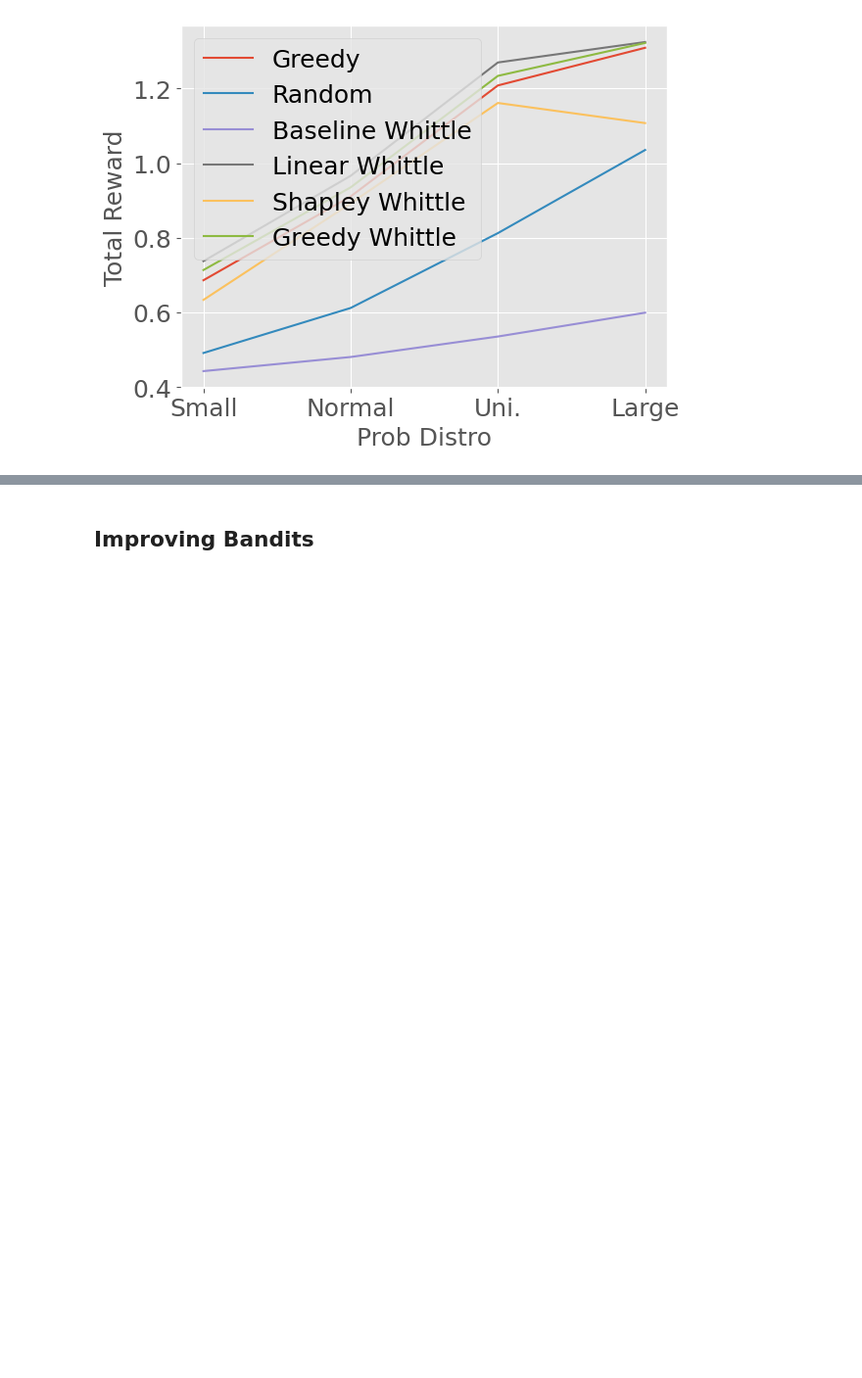
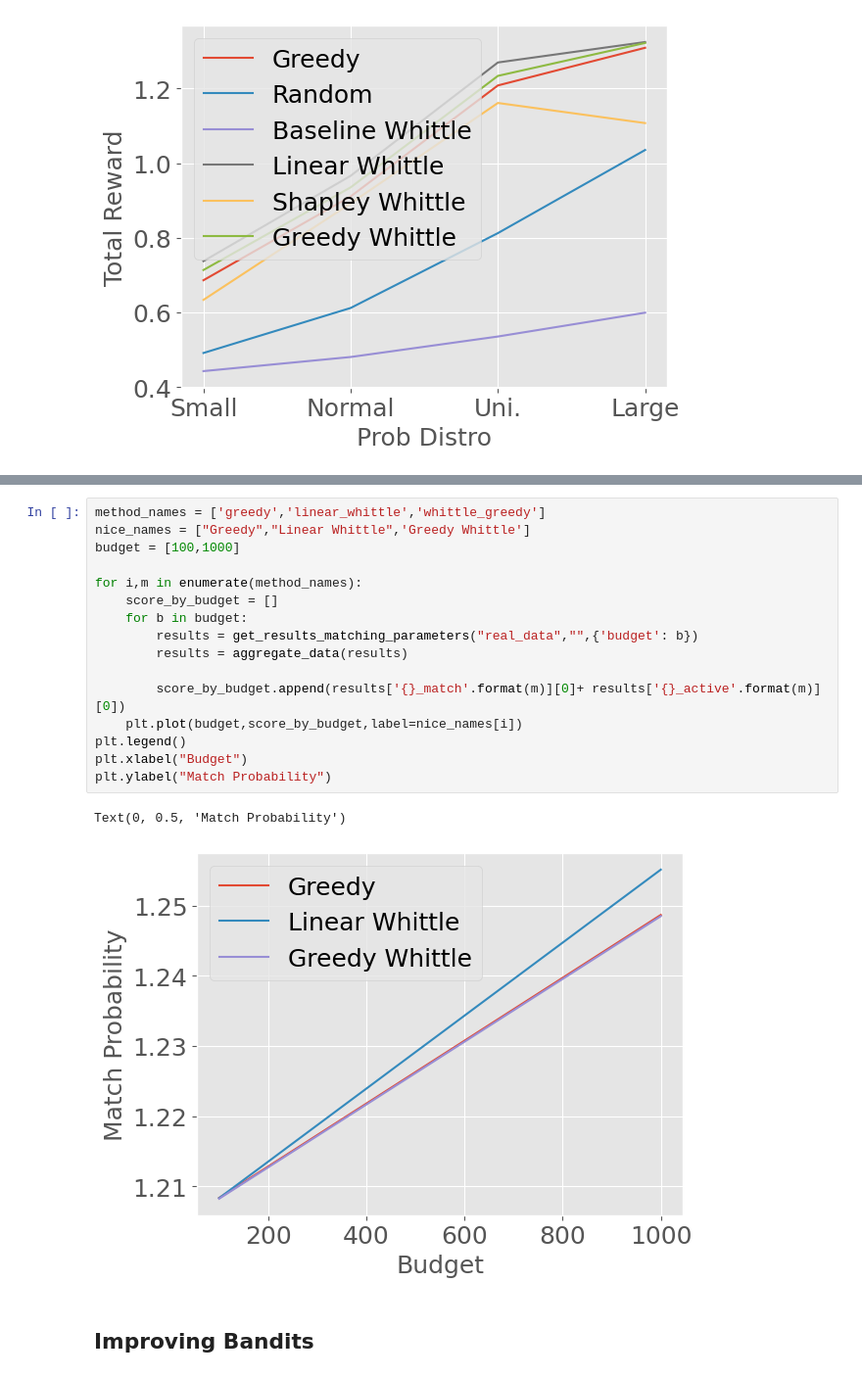
Before and after one commit to naveenr414/food-rescue-rmab, a Jupyter notebook: scripts/Plotting.ipynb, the cells around one changed output, grey strips where cells are left out. Shown at 98% size. Drawn from its saved outputs; the diff is of its cells as text; blank space fills up the shorter version.

```diff
--- a/scripts/Plotting.ipynb
+++ b/scripts/Plotting.ipynb
@@ -258,3 +279,22 @@ Text(0, 0.5, 'Total Reward')
+# %%
+method_names = ['greedy','linear_whittle','whittle_greedy']
+nice_names = ["Greedy","Linear Whittle",'Greedy Whittle']
+budget = [100,1000]
+
+for i,m in enumerate(method_names):
+    score_by_budget = []
+    for b in budget:
+        results = get_results_matching_parameters("real_data","",{'budget': b})
+        results = aggregate_data(results)
+
+        score_by_budget.append(results['{}_match'.format(m)][0]+ results['{}_active'.format(m)][0])
+    plt.plot(budget,score_by_budget,label=nice_names[i])
+plt.legend()
+plt.xlabel("Budget")
+plt.ylabel("Match Probability")
+# %% [output]
+Text(0, 0.5, 'Match Probability')
+[figure, added]
 # %% [markdown]
 ## Improving Bandits
 # %%
```
Also changed, not shown: parts of 2 cells of this notebook, 7 other files.
